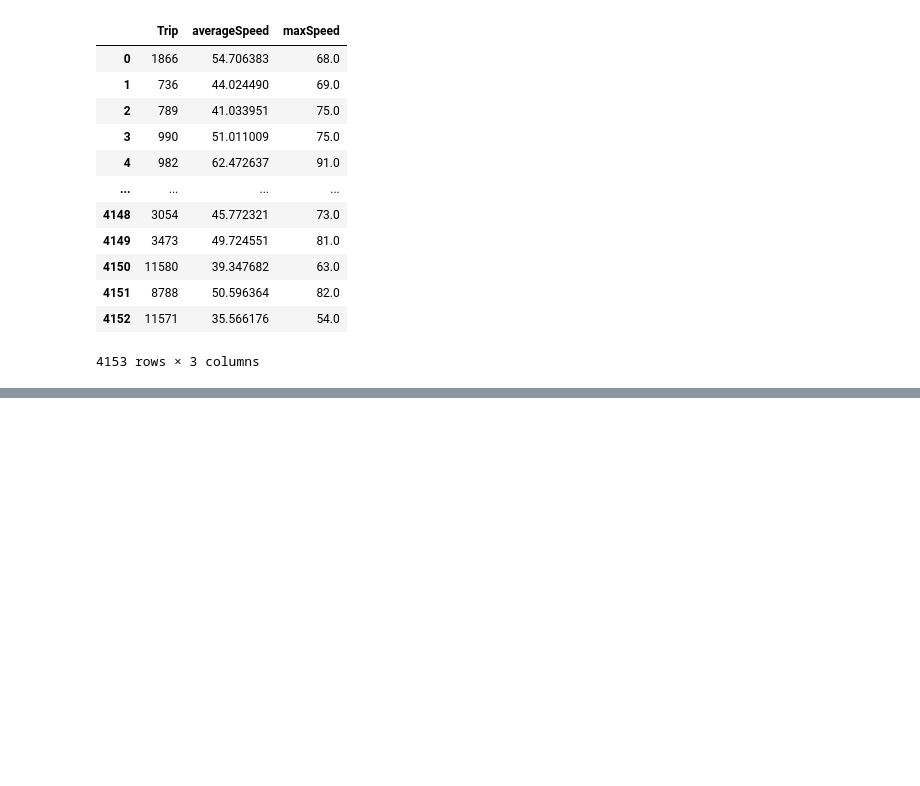
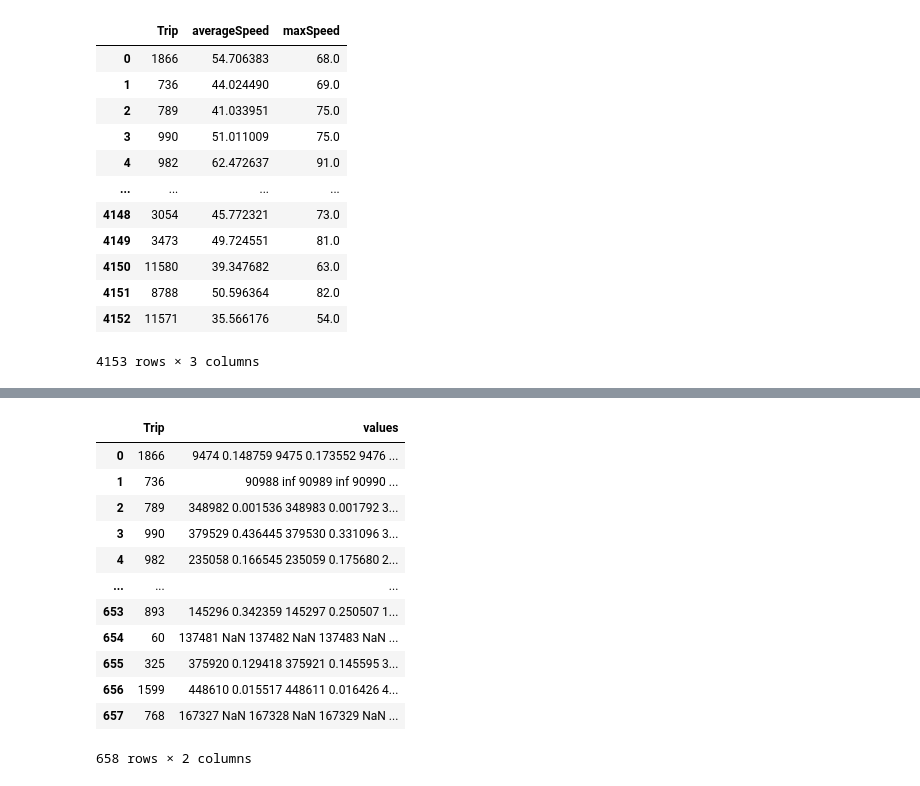
Before and after one commit to zamborg/NVFEL498, a Jupyter notebook: Notebooks/ExtractingTripInfo.ipynb, the cells around one changed output, grey strips where cells are left out. Saved outputs shown, nothing was run; the diff lists cells and outputs as text; code cells hidden in the pictures; blank space fills up the shorter version.

Commit message:
adding fuel consumption rate calculations

```diff
--- a/Notebooks/ExtractingTripInfo.ipynb
+++ b/Notebooks/ExtractingTripInfo.ipynb
@@ -114,0 +170,41 @@ all_data
+# %%
+def inst_fuel_algo(MAF, absLoad, RPM, vehicle_speed, VehID, nonEV_IDs):
+
+    if MAF is not 'NaN':
+        fuel_flow = (MAF * 3600)/(14.7 * 820)
+        if vehicle_speed is 0:
+            return 0
+        inst_rate = fuel_flow / vehicle_speed
+        if inst_rate is 'inf':
+            return 0
+        return inst_rate
+    elif absLoad is not 'NaN':
+        displacement = nonEVs.loc[nonEVs['VehId'] == VehID, 'Engine Configuration & Displacement'][0]
+        displacement = float(displacement.split(" ")[1].strip("L"))
+        MAF = 1.84 * displacement * absLoad/100 * RPM/2/60
+        fuel_flow = (MAF * 3600)*(14.7 * 820)
+        if vehicle_speed is 0:
+            return 0
+        inst_rate = fuel_flow / vehicle_speed
+        if np.isinf(inst_rate):
+            return 0
+        return inst_rate
+    else:
+        return 'NaN'
+
+def haversine_distance(lat1, lon1, lat2, lon2):
+   r = 6371
+   phi1 = np.radians(lat1)
+   phi2 = np.radians(lat2)
+   delta_phi = np.radians(lat2 - lat1)
+   delta_lambda = np.radians(lon2 - lon1)
+   a = np.sin(delta_phi / 2)**2 + np.cos(phi1) * np.cos(phi2) *   np.sin(delta_lambda / 2)**2
+   res = r * (2 * np.arctan2(np.sqrt(a), np.sqrt(1 - a)))
+   return np.round(res, 2)
+# %%
+#data['fuel rate'] = data.apply(lambda x: inst_fuel_algo(x['MAF[g/sec]'],x['Absolute Load[%]'],x['Engine RPM[RPM]'],x['Vehicle Speed[km/h]'], x['VehId'] ),axis=1)
+fuel_rate_func = lambda x: inst_fuel_algo(x['MAF[g/sec]'],x['Absolute Load[%]'],x['Engine RPM[RPM]'],x['Vehicle Speed[km/h]'], x['VehId'], nonEV_IDs )
+#trip_706['final_lat'] = trip_706['Latitude[deg]'].shift(1)
+#trip_706['final_lon'] = trip_706['Longitude[deg]'].shift(1)
+# %%
+fuel_rate = extract_trip_info(paths[:1], fuel_rate_func)
@@ -114,0 +246,16 @@ all_data
+# %%
+fuel_rate
+# %% [output]
+|  | Trip | values |
+| 0 | 1866 | 9474 0.148759 9475 0.173552 9476 ... |
+| 1 | 736 | 90988 inf 90989 inf 90990 ... |
+| 2 | 789 | 348982 0.001536 348983 0.001792 3... |
+| 3 | 990 | 379529 0.436445 379530 0.331096 3... |
+| 4 | 982 | 235058 0.166545 235059 0.175680 2... |
+| ... | ... | ... |
+| 653 | 893 | 145296 0.342359 145297 0.250507 1... |
+| 654 | 60 | 137481 NaN 137482 NaN 137483 NaN ... |
+| 655 | 325 | 375920 0.129418 375921 0.145595 3... |
+| 656 | 1599 | 448610 0.015517 448611 0.016426 4... |
+| 657 | 768 | 167327 NaN 167328 NaN 167329 NaN ... |
+658 rows × 2 columns
```
Also changed, not shown: parts of 13 cells of this notebook.
